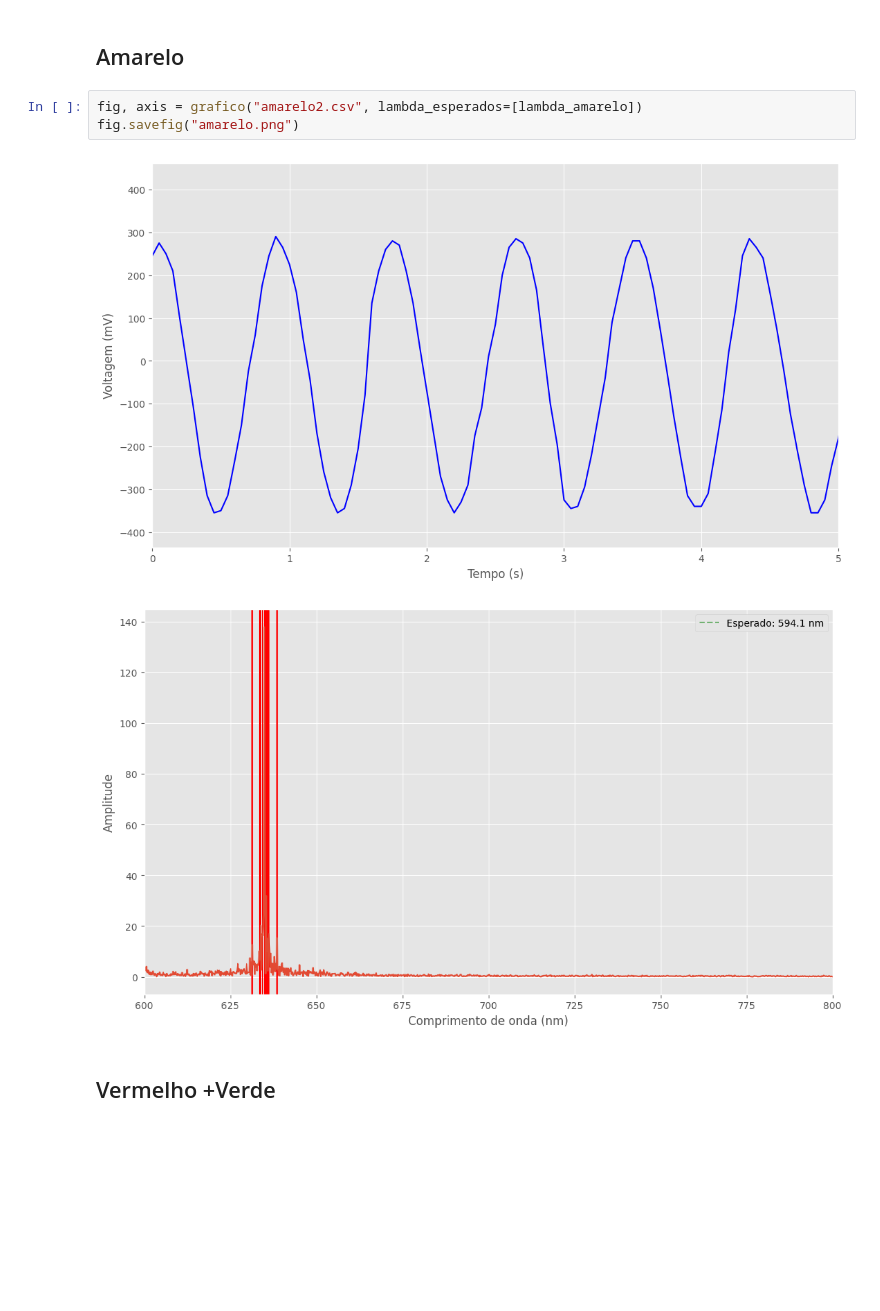
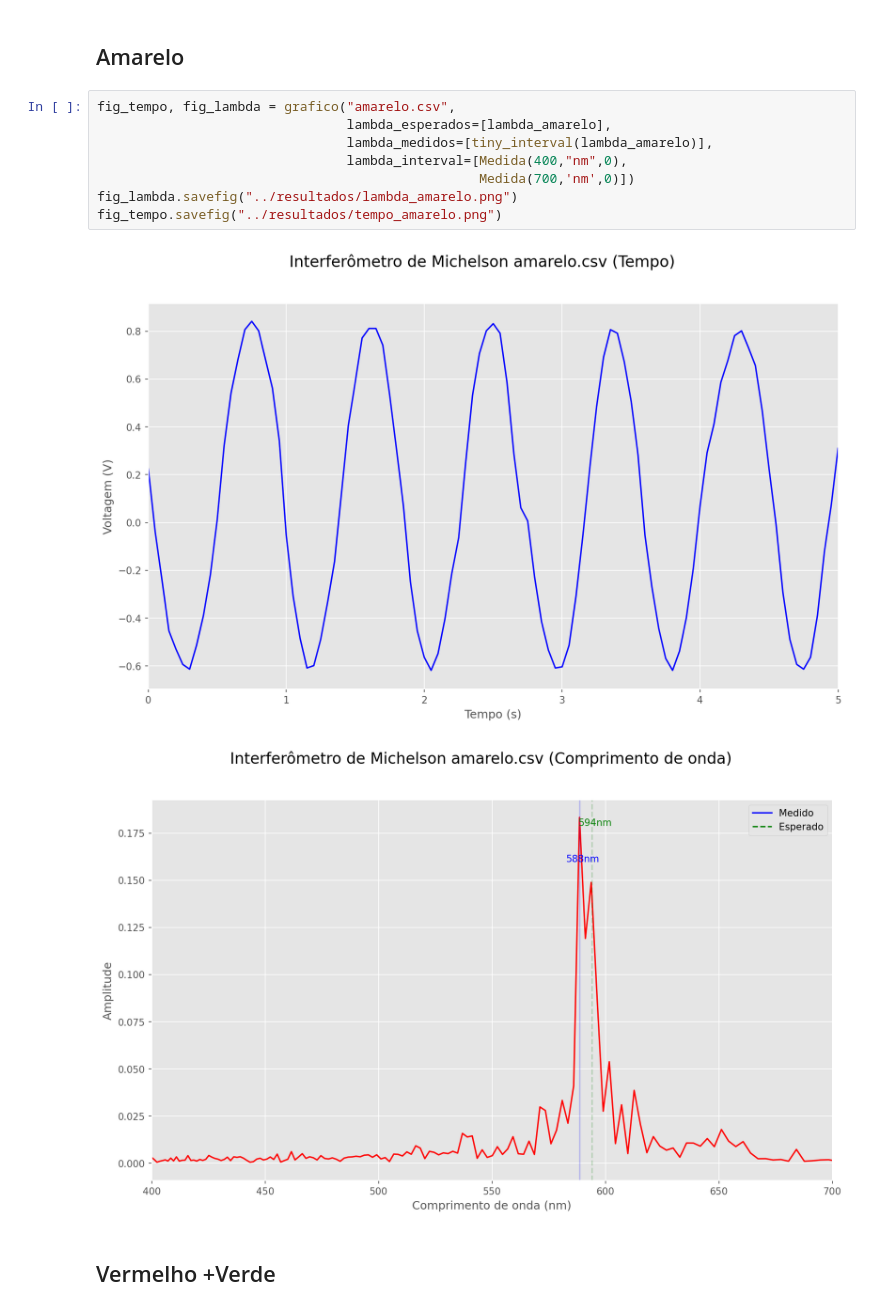
Before and after one commit to brenopelegrin/lab-avancado1, a Jupyter notebook: interferometro_fft/src/notebook.ipynb, the cells around one changed output. Cells and saved outputs as stored; diff of their text form; blank space fills up the shorter version.

```diff
--- a/interferometro_fft/src/notebook.ipynb
+++ b/interferometro_fft/src/notebook.ipynb
@@ -150,10 +191,15 @@ fig_lambda.savefig("../resultados/lambda_verde.png")
 # %% [markdown]
 ## Amarelo
-# %%
-fig, axis = grafico("amarelo2.csv", lambda_esperados=[lambda_amarelo])
-fig.savefig("amarelo.png")
-# %% [output]
-[figure, removed]
-[figure, removed]
+# %%
+fig_tempo, fig_lambda = grafico("amarelo.csv",
+                                lambda_esperados=[lambda_amarelo],
+                                lambda_medidos=[tiny_interval(lambda_amarelo)],
+                                lambda_interval=[Medida(400,"nm",0),
+                                                 Medida(700,'nm',0)])
+fig_lambda.savefig("../resultados/lambda_amarelo.png")
+fig_tempo.savefig("../resultados/tempo_amarelo.png")
+# %% [output]
+[figure, added]
+[figure, added]
 # %% [markdown]
 ## Vermelho +Verde
```
Also changed, not shown: parts of 16 cells of this notebook, 15 other files.
